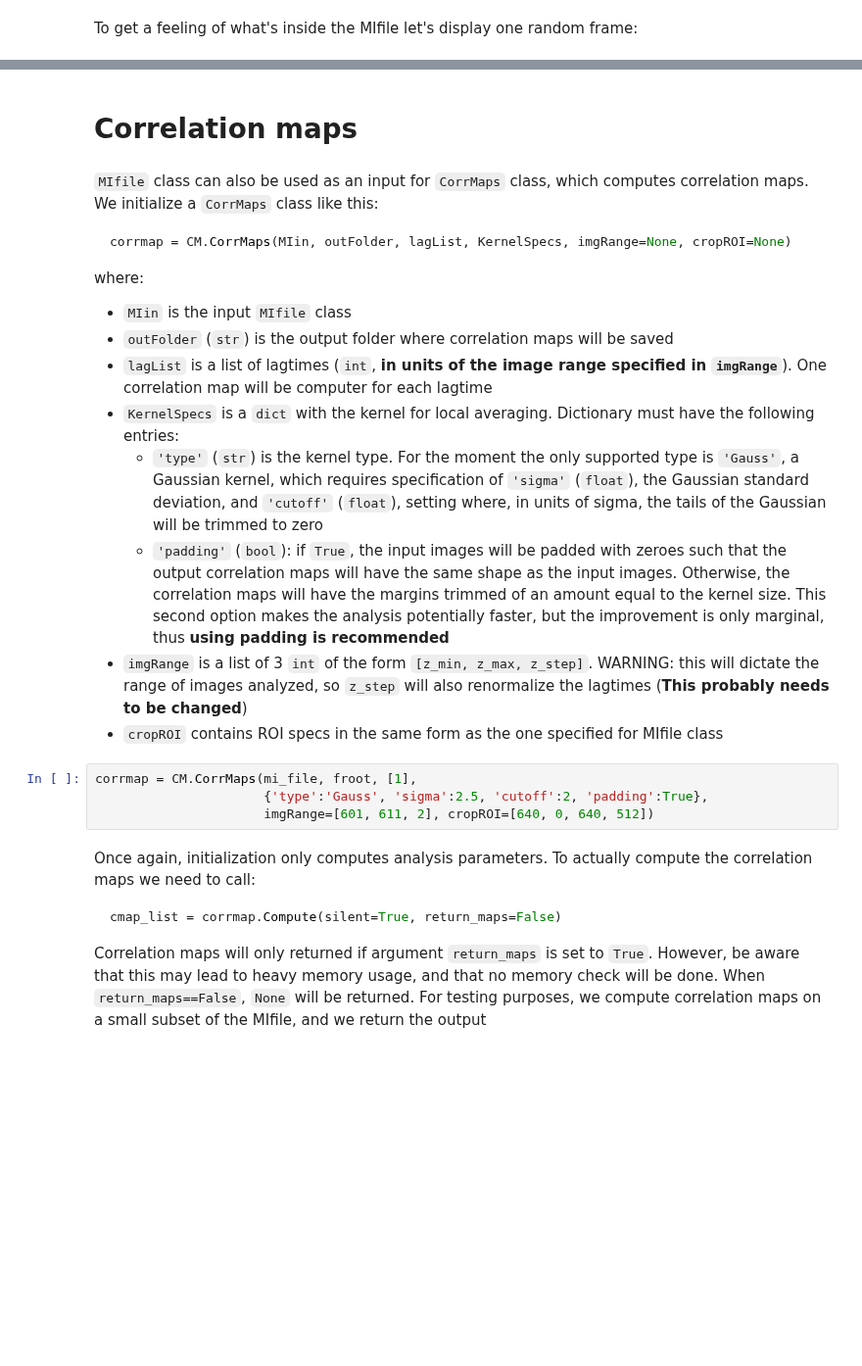
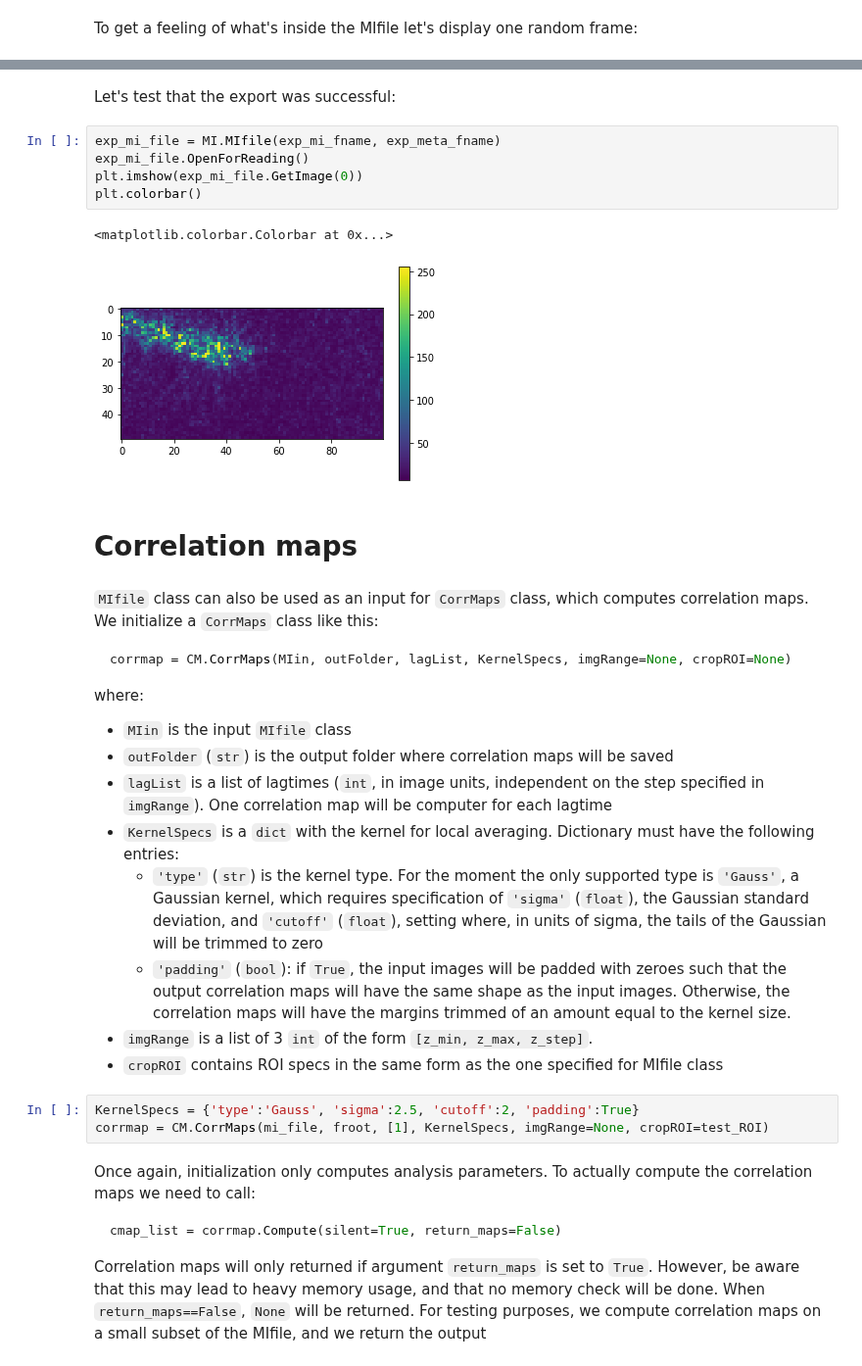
Before and after one commit to steaime/DSHpy, a Jupyter notebook: tutorial.ipynb, the cells around one changed output, grey strips where cells are left out. Shown at 98% size. Saved outputs shown, nothing was run; the diff lists cells and outputs as text; blank space fills up the shorter version.

````diff
--- a/tutorial.ipynb
+++ b/tutorial.ipynb
@@ -76,3 +90,13 @@ plt.colorbar()
+# %% [markdown]
+Let's test that the export was successful:
+# %%
+exp_mi_file = MI.MIfile(exp_mi_fname, exp_meta_fname)
+exp_mi_file.OpenForReading()
+plt.imshow(exp_mi_file.GetImage(0))
+plt.colorbar()
+# %% [output]
+<matplotlib.colorbar.Colorbar at 0x...>
+[figure, added]
 # %% [markdown]
 # Correlation maps
 # %% [markdown]
@@ -86,16 +110,15 @@ corrmap = CM.CorrMaps(MIin, outFolder, lagList, KernelSpecs, imgRange=None, crop
 where:
 - ```MIin``` is the input ```MIfile``` class
 - ```outFolder``` (```str```) is the output folder where correlation maps will be saved
-- ```lagList``` is a list of lagtimes (```int```, **in units of the image range specified in ```imgRange```**). One correlation map will be computer for each lagtime
+- ```lagList``` is a list of lagtimes (```int```, in image units, independent on the step specified in ```imgRange```). One correlation map will be computer for each lagtime
 - ```KernelSpecs``` is a ```dict``` with the kernel for local averaging. Dictionary must have the following entries:
     - ```'type'``` (```str```) is the kernel type. For the moment the only supported type is ```'Gauss'```, a Gaussian kernel, which requires specification of ```'sigma'``` (```float```), the Gaussian standard deviation, and ```'cutoff'```  (```float```), setting where, in units of sigma, the tails of the Gaussian will be trimmed to zero
-    - ```'padding'``` (```bool```): if ```True```, the input images will be padded with zeroes such that the output correlation maps will have the same shape as the input images. Otherwise, the correlation maps will have the margins trimmed of an amount equal to the kernel size. This second option makes the analysis potentially faster, but the improvement is only marginal, thus **using padding is recommended**
-- ```imgRange``` is a list of 3 ```int``` of the form ```[z_min, z_max, z_step]```. WARNING: this will dictate the range of images analyzed, so ```z_step``` will also renormalize the lagtimes (**This probably needs to be changed**)
+    - ```'padding'``` (```bool```): if ```True```, the input images will be padded with zeroes such that the output correlation maps will have the same shape as the input images. Otherwise, the correlation maps will have the margins trimmed of an amount equal to the kernel size.
+- ```imgRange``` is a list of 3 ```int``` of the form ```[z_min, z_max, z_step]```.
 - ```cropROI``` contains ROI specs in the same form as the one specified for MIfile class
 # %%
-corrmap = CM.CorrMaps(mi_file, froot, [1],
-                      {'type':'Gauss', 'sigma':2.5, 'cutoff':2, 'padding':True},
-                      imgRange=[601, 611, 2], cropROI=[640, 0, 640, 512])
+KernelSpecs = {'type':'Gauss', 'sigma':2.5, 'cutoff':2, 'padding':True}
+corrmap = CM.CorrMaps(mi_file, froot, [1], KernelSpecs, imgRange=None, cropROI=test_ROI)
 # %% [markdown]
 Once again, initialization only computes analysis parameters. To actually compute the correlation maps we need to call:
 
````
Also changed, not shown: parts of 14 cells of this notebook, 7 other files.
